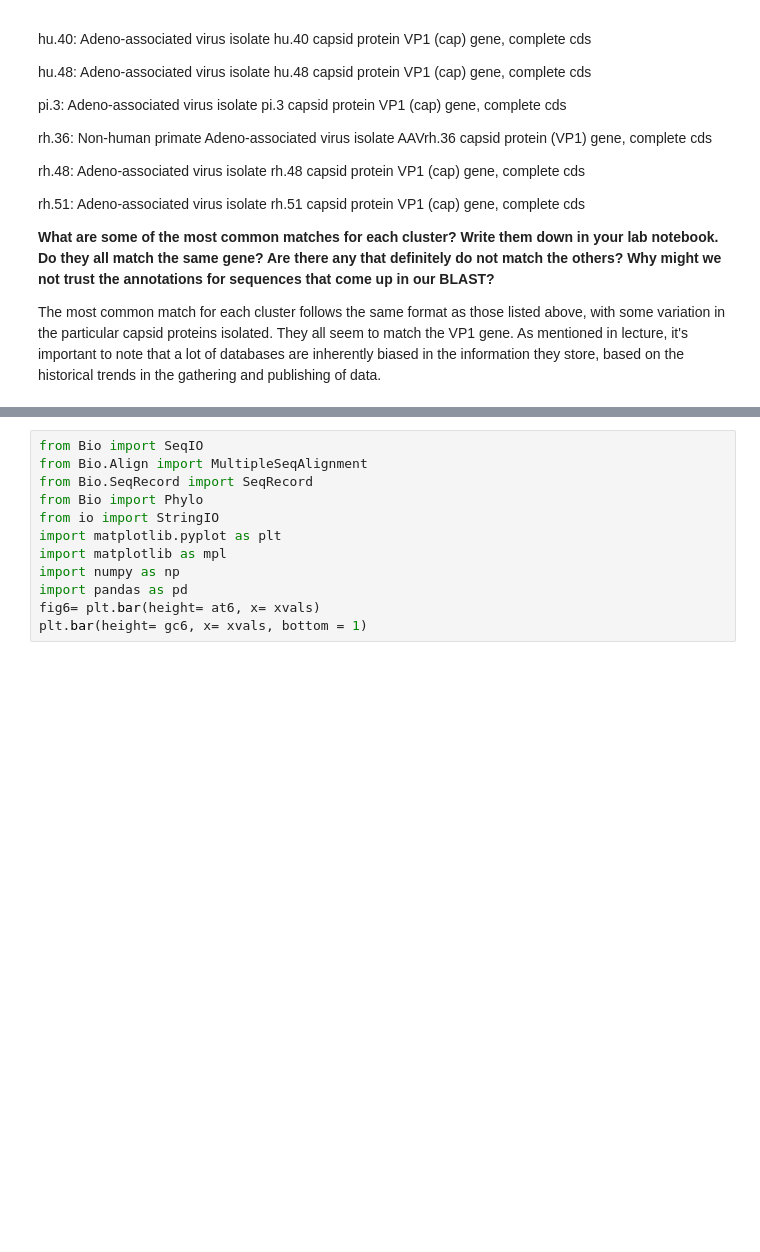
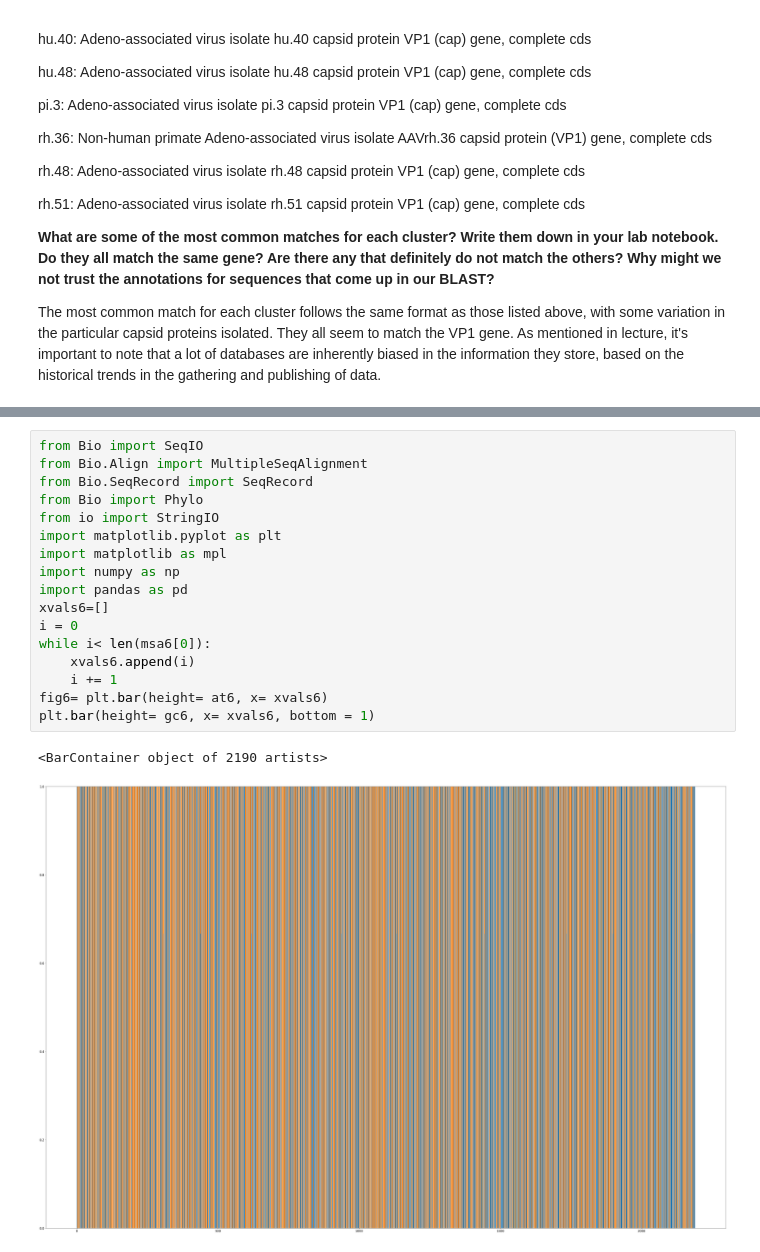
Before and after one commit to paulameena/fa18-BioE131, a Jupyter notebook: lab02.ipynb, the cells around one changed output, grey strips where cells are left out. Saved outputs shown, nothing was run; the diff lists cells and outputs as text; blank space fills up the shorter version.

```diff
--- a/lab02.ipynb
+++ b/lab02.ipynb
@@ -220,15 +257,23 @@ plt.bar(height= gc5, x= xvals, bottom = 1)
 # %%
 from Bio import SeqIO
 from Bio.Align import MultipleSeqAlignment
 from Bio.SeqRecord import SeqRecord
 from Bio import Phylo
 from io import StringIO
 import matplotlib.pyplot as plt
 import matplotlib as mpl
 import numpy as np
 import pandas as pd
-fig6= plt.bar(height= at6, x= xvals)
-plt.bar(height= gc6, x= xvals, bottom = 1)
+xvals6=[]
+i = 0
+while i< len(msa6[0]):
+    xvals6.append(i)
+    i += 1
+fig6= plt.bar(height= at6, x= xvals6)
+plt.bar(height= gc6, x= xvals6, bottom = 1)
+# %% [output]
+<BarContainer object of 2190 artists>
+[figure, added]
 # %%
 from Bio import SeqIO
 from Bio.Align import MultipleSeqAlignment
```
Also changed, not shown: parts of 9 cells of this notebook.
